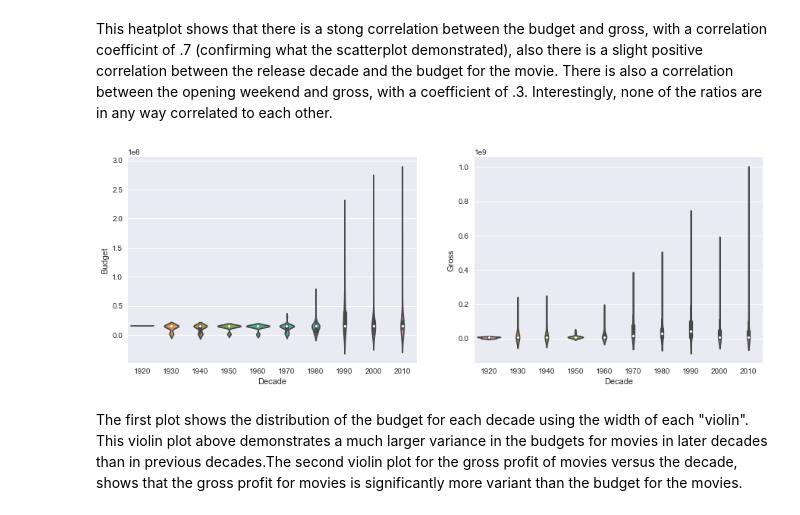
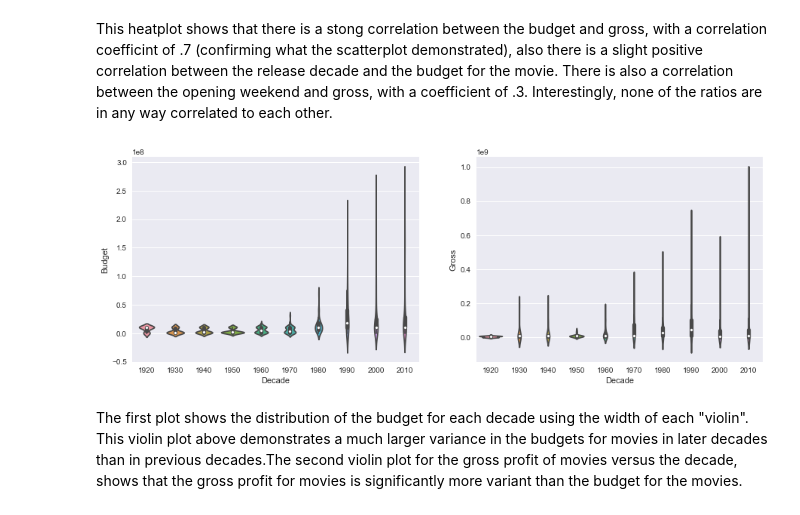
Before and after one commit to brookemosby/Movies, a Jupyter notebook: Jarvis_Project.ipynb, the cells around one changed output. Cells and saved outputs as stored; diff of their text form; code cells hidden in the pictures.

```diff
--- a/Jarvis_Project.ipynb
+++ b/Jarvis_Project.ipynb
@@ -128,7 +111,8 @@ browser.close()
 # %% [markdown]
 ### Uncleaned Dataset
 # %%
-columns = ["Name","Director","Writer","Star","Release","Budget","Open","Gross"]
-df = pd.DataFrame( data, index = np.arange(n), columns = columns )
-df.head(3)
+n = len( data )
+columns = [ "Name", "Rating", "Score", "Release", "Budget", "Open", "Gross" ]
+df = pd.DataFrame( data, index = np.arange( n ), columns = columns )
+df.sample(5)
 # %% [output]
@@ -193,10 +178,11 @@ df1[7] = df1[7].apply(_int)
 In the cell below:
 - I read in a dataset that I found that has values for the currency rates from dates from 1971 to 2017, for the exchange rate from USD to 26 different currencies
 # %%
-e_r_columns =["Dates","€","£","BRL","CNY", "DKK", "INR", "JPY", "KRW", "MYR", "MXN", "NOK", "SEK", "ZAR", "SGD", "CHF", "TWD", "THB", "VEB","NBDI","NMC","NOI","AUD", "NZD", "CAD", "HKD", "LKR"]
-exchange_rates = pd.read_csv("exchange_rates.csv", skiprows = [0,1,2,4,5,6])#, index_col= e_r_columns)
+e_r_columns = [ "Dates",   "€",   "£", "BRL",  "CNY", "DKK", "INR", "JPY", "KRW", "MYR", "MXN", "NOK", "SEK", "ZAR", "SGD",
+                  "CHF", "TWD", "THB", "VEB", "NBDI", "NMC", "NOI", "AUD", "NZD", "CAD", "HKD", "LKR" ]
+exchange_rates = pd.read_csv( "exchange_rates.csv", skiprows = [ 0, 1, 2, 4, 5, 6 ] )
 exchange_rates.columns = e_r_columns
-exchange_rates["Dates"] = exchange_rates["Dates"].apply(lambda x: pd.to_datetime(str(x)))
+exchange_rates[ "Dates" ] = exchange_rates[ "Dates" ].apply( lambda x: pd.to_datetime( str( x ) ) )
 # %% [markdown]
 ### Making Dataset Uniform
 In the cell below:
@@ -268,17 +250,7 @@ df.head(3)
 # %%
-def change_nan(x):
-    if x == "nan":
-        return np.nan
-    else:
-        return x
-df["Director"] = df["Director"].apply(change_nan)
-df["Director"] = df["Director"].fillna( value = "" )
-df["Writer"] = df["Writer"].apply(change_nan)
-df["Writer"] = df["Writer"].fillna( value = "" )
-df["Star"] = df["Star"].apply(change_nan)
-df["Star"] = df["Star"].fillna( value = "" )
-df=df.dropna()
-def decade(x):
+df = df.dropna()
+def decade( x ):
     year = x.year
-    return ((year%1900)//10)*10+1900
-df["Decade"] = df["Release"].apply(decade) #calculating the decade for the release date
+    return ( ( year % 1900 ) // 10 ) * 10 + 1900
+df[ "Decade" ] = df[ "Release" ].apply( decade ) # Calculating the decade for the release date
+df.sample(5)
@@ -313,12 +291,12 @@ plt.show()
 # %% [markdown]
 This heatplot shows that there is a stong correlation between the budget and gross, with a correlation coefficint of .7 (confirming what the scatterplot demonstrated), also there is a slight positive correlation between the release decade and the budget for the movie. There is also a correlation between the opening weekend and gross, with a coefficient of .3. Interestingly, none of the ratios are in any way correlated to each other.
 # %%
-plt.figure(figsize=(15,5))
-ax1,ax2 = plt.subplot(121),plt.subplot(122)
-seaborn.violinplot(x="Decade",y="Budget",data=df,ax=ax1)
-seaborn.violinplot(x="Decade",y="Gross",data=df,ax=ax2)
+plt.figure( figsize = ( 15, 5 ) )
+ax1, ax2 = plt.subplot( 121 ), plt.subplot( 122 )
+seaborn.violinplot( y = "Budget", x = "Decade", data = df, ax = ax1 )
+seaborn.violinplot( y = "Gross",  x = "Decade", data = df, ax = ax2 )
 plt.show()
 # %% [output]
-[figure, old version]
+[figure, new version]
 # %% [markdown]
 The first plot shows the distribution of the budget for each decade using the width of each "violin". This violin plot above demonstrates a much larger variance in the budgets for movies in later decades than in previous decades.The second violin plot for the gross profit of movies versus the decade, shows that the gross profit for movies is significantly more variant than the budget for the movies.
```
Also changed, not shown: parts of 22 cells of this notebook, 2 other files.
